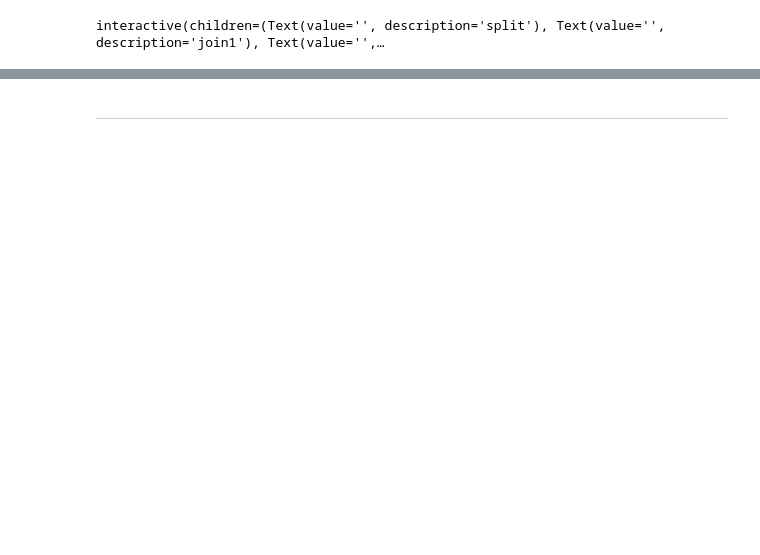
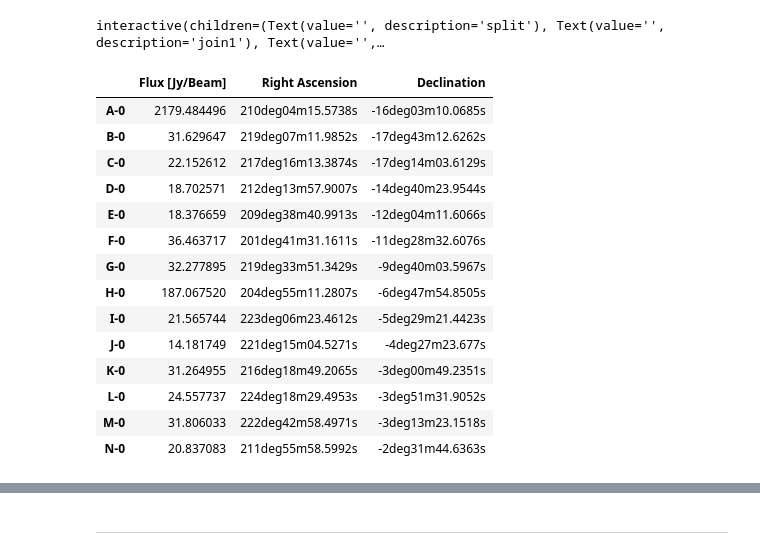
Before and after one commit to mavillan/HDMClouds, a Jupyter notebook: notebooks/case2-OrionMonoceros.ipynb, the cells around one changed output, grey strips where cells are left out. Cells and saved outputs as stored; diff of their text form; code cells hidden in the pictures; blank space fills up the shorter version.

```diff
--- a/notebooks/case2-OrionMonoceros.ipynb
+++ b/notebooks/case2-OrionMonoceros.ipynb
@@ -185,3 +254,21 @@ gp.ce_plot(hdmc, wcs=hdmc.wcs)
 hdmc.visualize()
 # %% [output]
 interactive(children=(Text(value='', description='split'), Text(value='', description='join1'), Text(value='',…
+# %%
+hdmc.compute_stats()
+# %% [output]
+|  | Flux [Jy/Beam] | Right Ascension | Declination |
+| A-0 | 2179.484496 | 210deg04m15.5738s | -16deg03m10.0685s |
+| B-0 | 31.629647 | 219deg07m11.9852s | -17deg43m12.6262s |
+| C-0 | 22.152612 | 217deg16m13.3874s | -17deg14m03.6129s |
+| D-0 | 18.702571 | 212deg13m57.9007s | -14deg40m23.9544s |
+| E-0 | 18.376659 | 209deg38m40.9913s | -12deg04m11.6066s |
+| F-0 | 36.463717 | 201deg41m31.1611s | -11deg28m32.6076s |
+| G-0 | 32.277895 | 219deg33m51.3429s | -9deg40m03.5967s |
+| H-0 | 187.067520 | 204deg55m11.2807s | -6deg47m54.8505s |
+| I-0 | 21.565744 | 223deg06m23.4612s | -5deg29m21.4423s |
+| J-0 | 14.181749 | 221deg15m04.5271s | -4deg27m23.677s |
+| K-0 | 31.264955 | 216deg18m49.2065s | -3deg00m49.2351s |
+| L-0 | 24.557737 | 224deg18m29.4953s | -3deg51m31.9052s |
+| M-0 | 31.806033 | 222deg42m58.4971s | -3deg13m23.1518s |
+| N-0 | 20.837083 | 211deg55m58.5992s | -2deg31m44.6363s |
```
Also changed, not shown: parts of 16 cells of this notebook, 2 other files.
